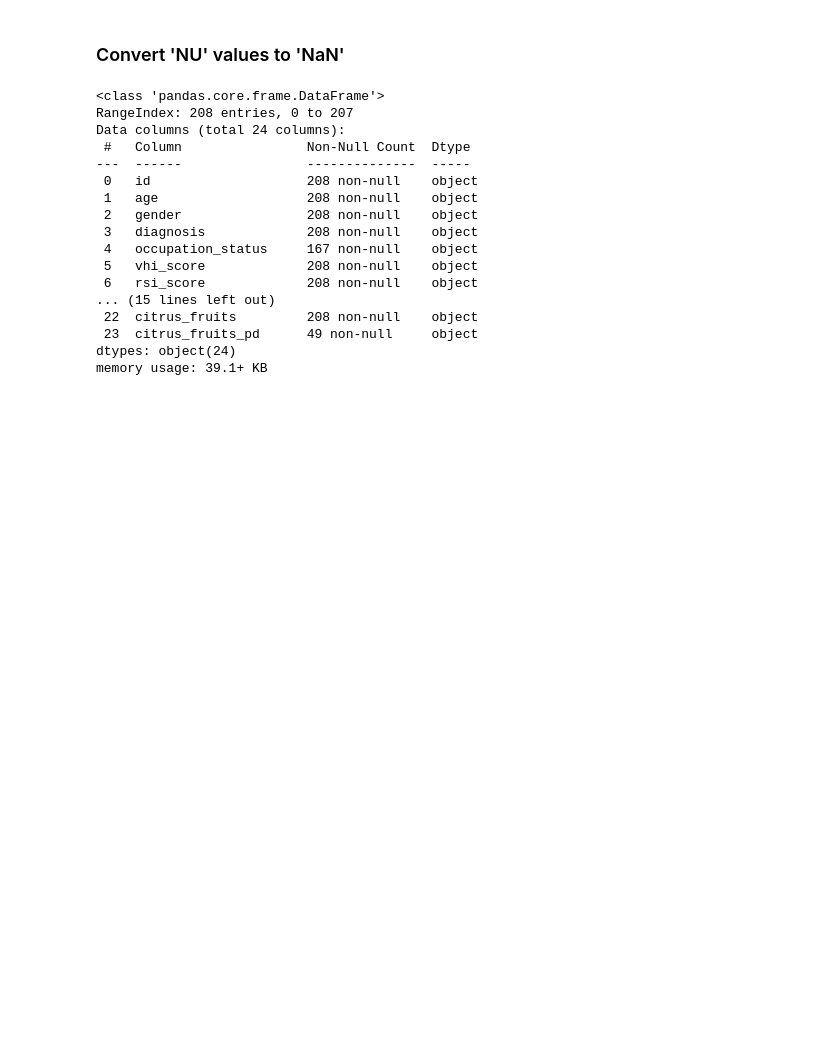
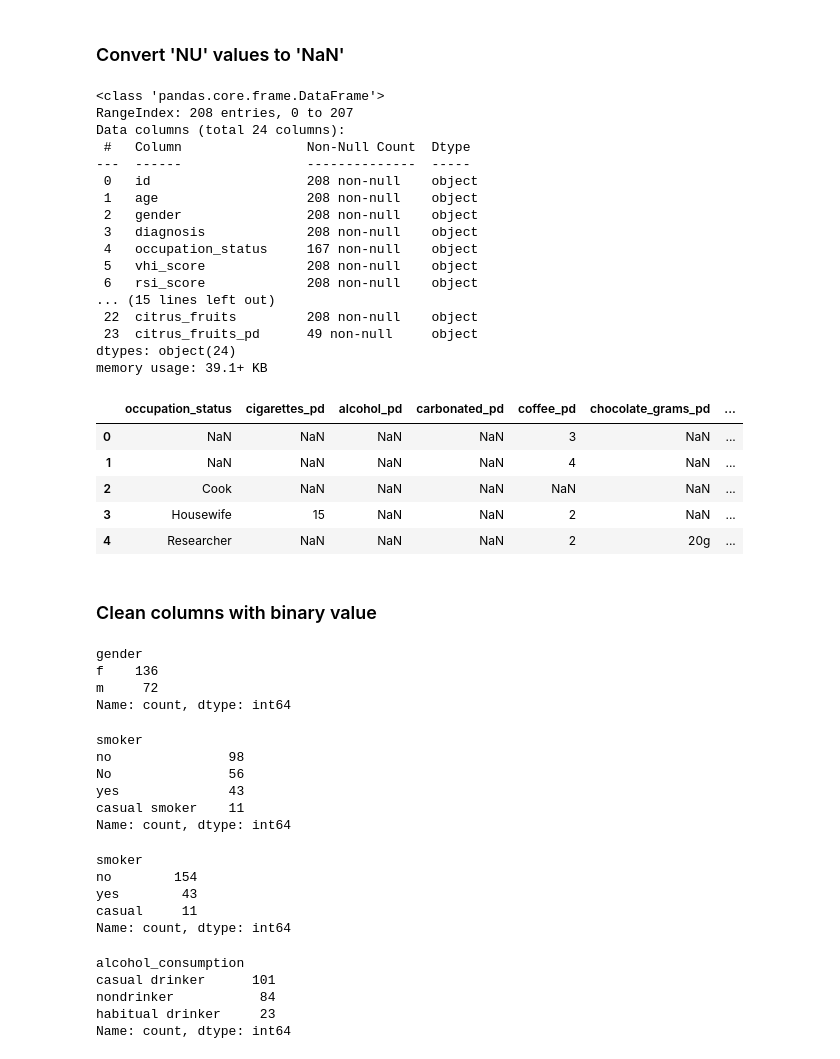
Before and after one commit to alyssahondrade/ml-perspectives-on-voice-disorder-diagnosis, a Jupyter notebook: 02_data_cleaning.ipynb, the cells around one changed output. Cells and saved outputs as stored; diff of their text form; code cells hidden in the pictures; blank space fills up the shorter version.

```diff
--- a/02_data_cleaning.ipynb
+++ b/02_data_cleaning.ipynb
@@ -223,3 +223,61 @@ Data columns (total 24 columns):
  23  citrus_fruits_pd      49 non-null     object
 dtypes: object(24)
 memory usage: 39.1+ KB
+# %%
+# Display the columns with null values
+cols_with_null = updated_df.columns[updated_df.isnull().any()]
+
+# Return as a DataFrame
+updated_nulls_df = updated_df[cols_with_null]
+updated_nulls_df.head()
+# %% [output]
+|  | occupation_status | cigarettes_pd | alcohol_pd | carbonated_pd | coffee_pd | chocolate_grams_pd | ... |
+| 0 | NaN | NaN | NaN | NaN | 3 | NaN | ... |
+| 1 | NaN | NaN | NaN | NaN | 4 | NaN | ... |
+| 2 | Cook | NaN | NaN | NaN | NaN | NaN | ... |
+| 3 | Housewife | 15 | NaN | NaN | 2 | NaN | ... |
+| 4 | Researcher | NaN | NaN | NaN | 2 | 20g | ... |
+# %% [markdown]
+### Clean columns with binary value
+# %%
+# Check the gender column
+updated_df['gender'].value_counts()
+# %% [output]
+gender
+f    136
+m     72
+Name: count, dtype: int64
+# %%
+# Check the smoker column
+updated_df['smoker'].value_counts()
+# %% [output]
+smoker
+no               98
+No               56
+yes              43
+casual smoker    11
+Name: count, dtype: int64
+# %%
+# Convert the 'No' to 'no'
+updated_df['smoker'] = updated_df['smoker'].str.replace('No', 'no')
+
+# Convert 'casual smoker' to 'casual'
+updated_df['smoker'] = updated_df['smoker'].str.replace('casual smoker', 'casual')
+
+# Display the updated values
+updated_df['smoker'].value_counts()
+# %% [output]
+smoker
+no        154
+yes        43
+casual     11
+Name: count, dtype: int64
+# %%
+# Check the alcohol_consumption column
+updated_df['alcohol_consumption'].value_counts()
+# %% [output]
+alcohol_consumption
+casual drinker      101
+nondrinker           84
+habitual drinker     23
+Name: count, dtype: int64
```
Also changed, not shown: parts of 2 cells of this notebook, 1 other file.
